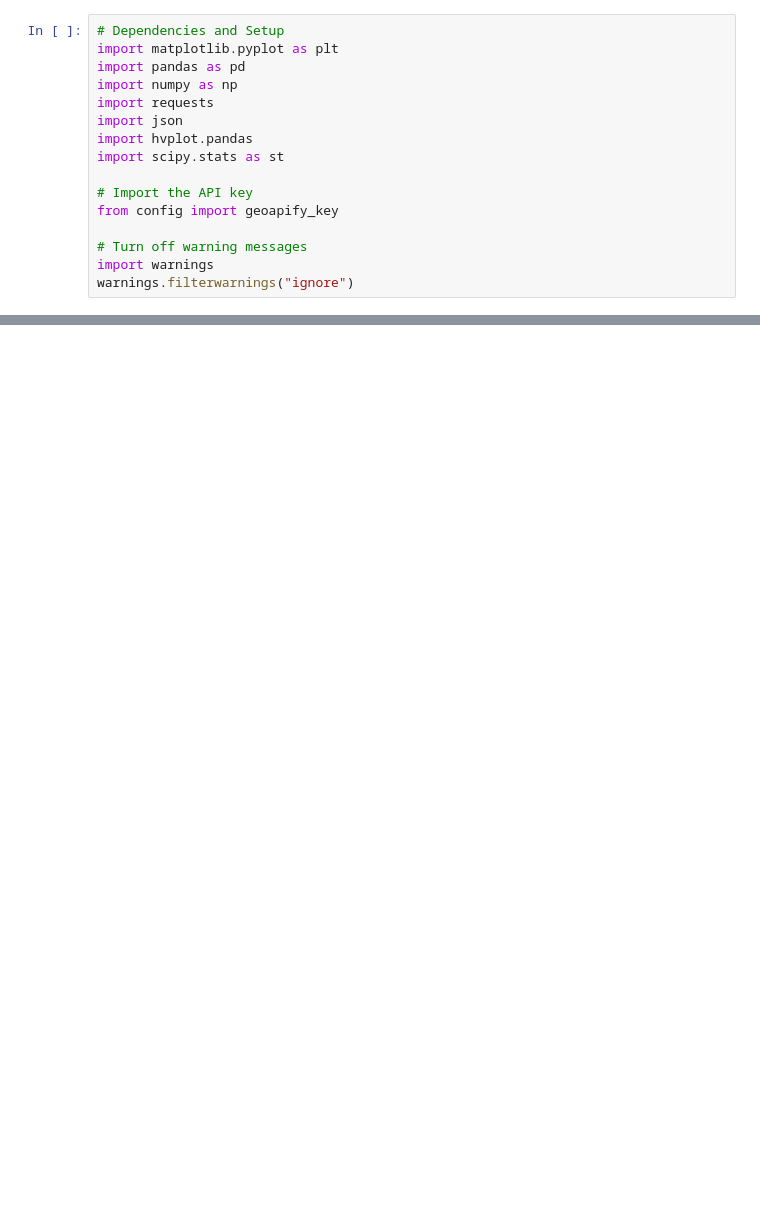
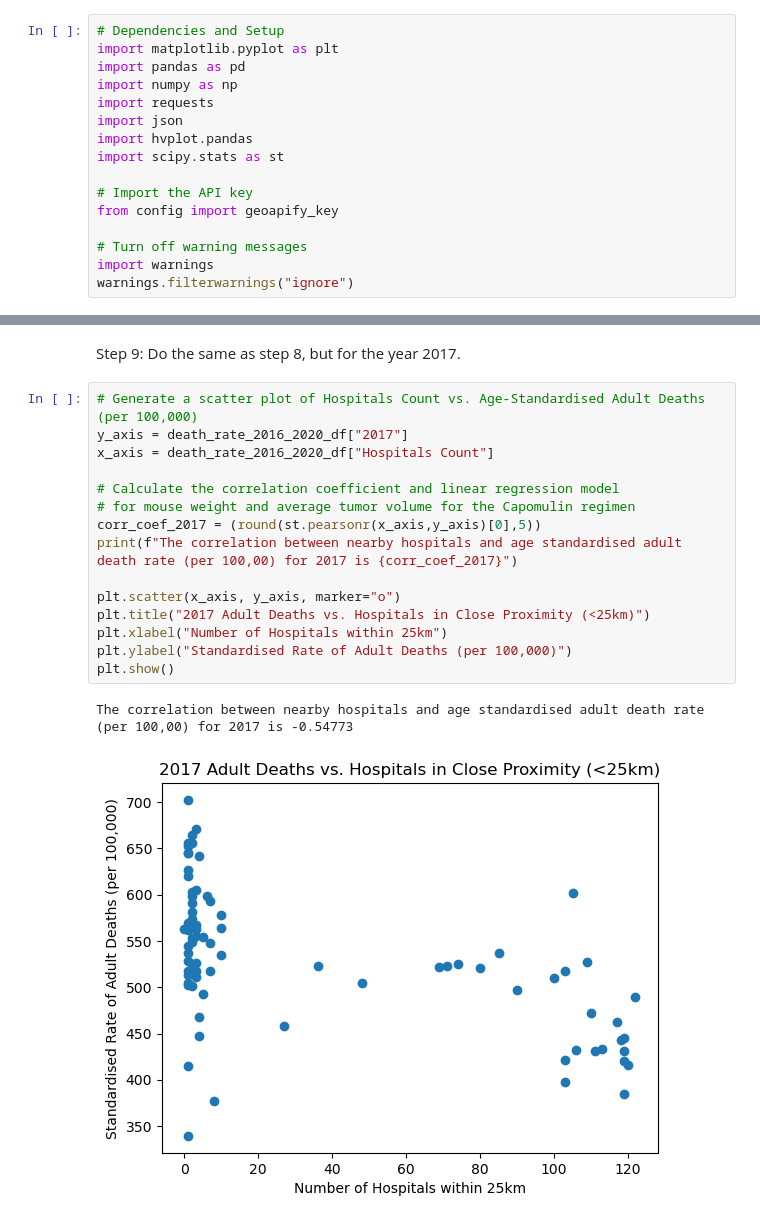
Before and after one commit to RicT1969/Project-1-Bootcamp---Data-Visualisation-and-Analysis, a Jupyter notebook: adult_mortality.ipynb, the cells around one changed output, grey strips where cells are left out. Drawn from its saved outputs; the diff is of its cells as text; blank space fills up the shorter version.

```diff
--- a/adult_mortality.ipynb
+++ b/adult_mortality.ipynb
@@ -236,0 +359,21 @@ NOTE: the null hypothesis is that the true difference between the group means is
+# %% [markdown]
+Step 9:
+Do the same as step 8, but for the year 2017.
+# %%
+# Generate a scatter plot of Hospitals Count vs. Age-Standardised Adult Deaths (per 100,000)
+y_axis = death_rate_2016_2020_df["2017"]
+x_axis = death_rate_2016_2020_df["Hospitals Count"]
+
+# Calculate the correlation coefficient and linear regression model
+# for mouse weight and average tumor volume for the Capomulin regimen
+corr_coef_2017 = (round(st.pearsonr(x_axis,y_axis)[0],5))
+print(f"The correlation between nearby hospitals and age standardised adult death rate (per 100,00) for 2017 is {corr_coef_2017}")
+
+plt.scatter(x_axis, y_axis, marker="o")
+plt.title("2017 Adult Deaths vs. Hospitals in Close Proximity (<25km)")
+plt.xlabel("Number of Hospitals within 25km")
+plt.ylabel("Standardised Rate of Adult Deaths (per 100,000)")
+plt.show()
+# %% [output]
+The correlation between nearby hospitals and age standardised adult death rate (per 100,00) for 2017 is -0.54773
+[figure, added]
```
Also changed, not shown: parts of 44 cells of this notebook.
